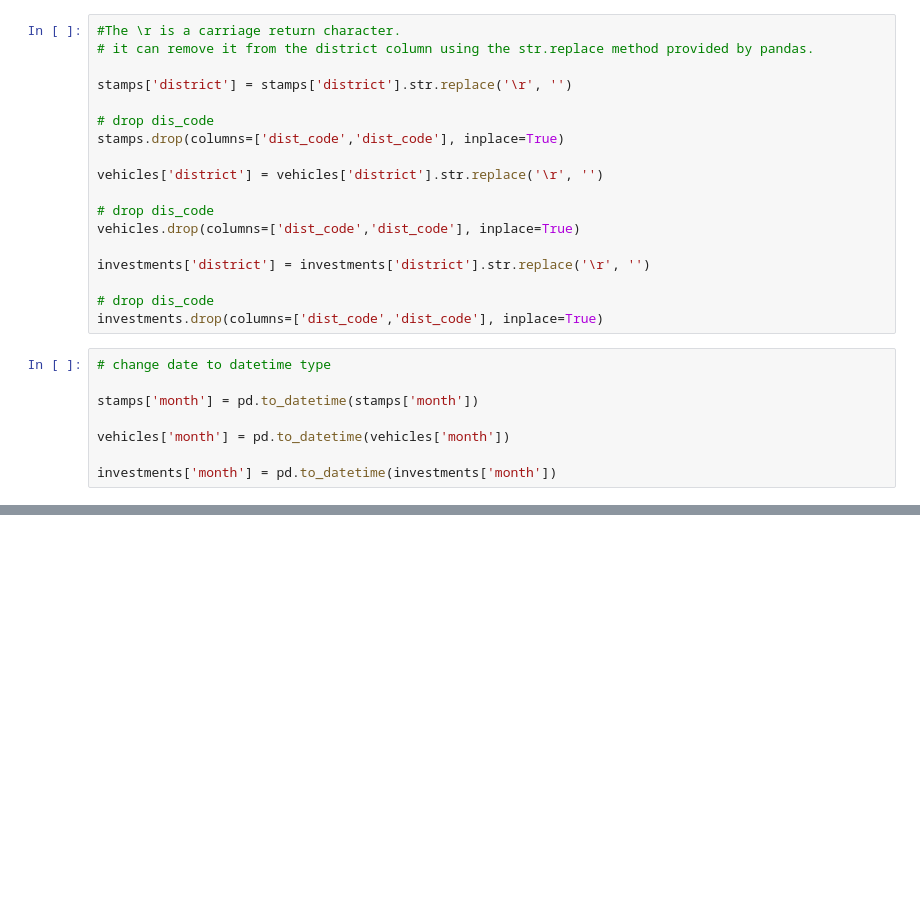
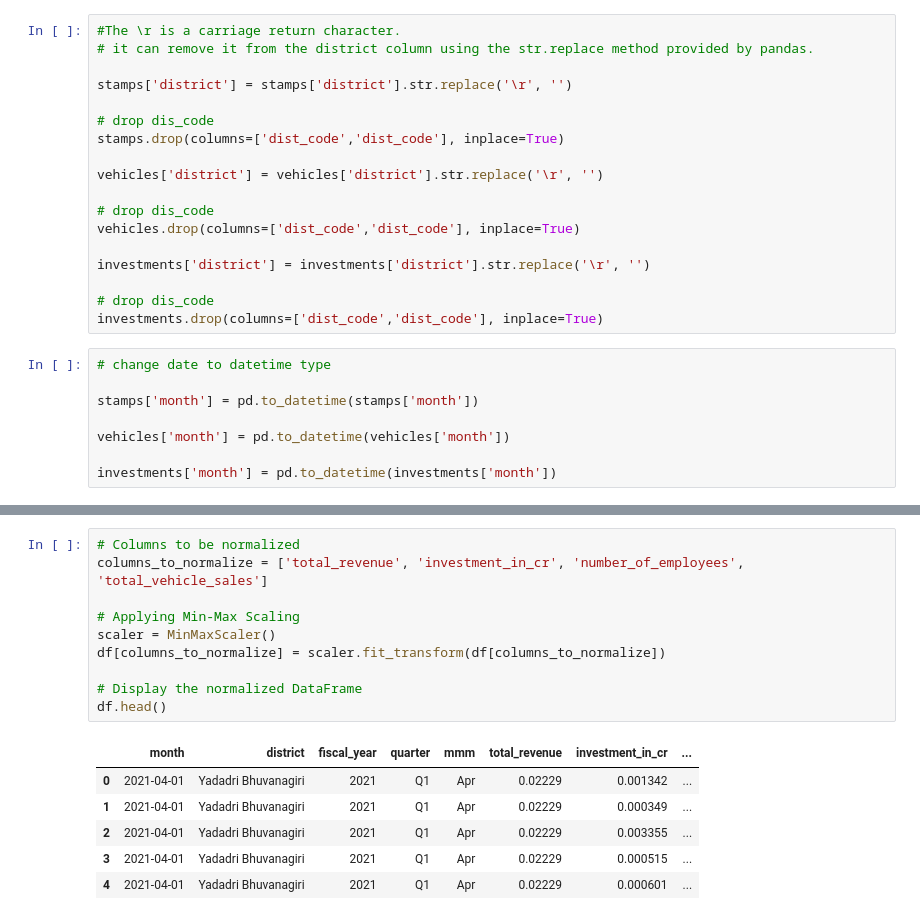
Before and after one commit to nani2357/Telangana_Growth_Analysis, a Jupyter notebook: notebooks/relation_btw_cat.ipynb, the cells around one changed output, grey strips where cells are left out. Saved outputs shown, nothing was run; the diff lists cells and outputs as text; blank space fills up the shorter version.

```diff
--- a/notebooks/relation_btw_cat.ipynb
+++ b/notebooks/relation_btw_cat.ipynb
@@ -385,0 +257,17 @@ Due to constraints in time and overlapping commitments, the predictive analysis
+# %%
+# Columns to be normalized
+columns_to_normalize = ['total_revenue', 'investment_in_cr', 'number_of_employees', 'total_vehicle_sales']
+
+# Applying Min-Max Scaling
+scaler = MinMaxScaler()
+df[columns_to_normalize] = scaler.fit_transform(df[columns_to_normalize])
+
+# Display the normalized DataFrame
+df.head()
+# %% [output]
+|  | month | district | fiscal_year | quarter | mmm | total_revenue | investment_in_cr | ... |
+| 0 | 2021-04-01 | Yadadri Bhuvanagiri | 2021 | Q1 | Apr | 0.02229 | 0.001342 | ... |
+| 1 | 2021-04-01 | Yadadri Bhuvanagiri | 2021 | Q1 | Apr | 0.02229 | 0.000349 | ... |
+| 2 | 2021-04-01 | Yadadri Bhuvanagiri | 2021 | Q1 | Apr | 0.02229 | 0.003355 | ... |
+| 3 | 2021-04-01 | Yadadri Bhuvanagiri | 2021 | Q1 | Apr | 0.02229 | 0.000515 | ... |
+| 4 | 2021-04-01 | Yadadri Bhuvanagiri | 2021 | Q1 | Apr | 0.02229 | 0.000601 | ... |
```
Also changed, not shown: parts of 16 cells of this notebook.
